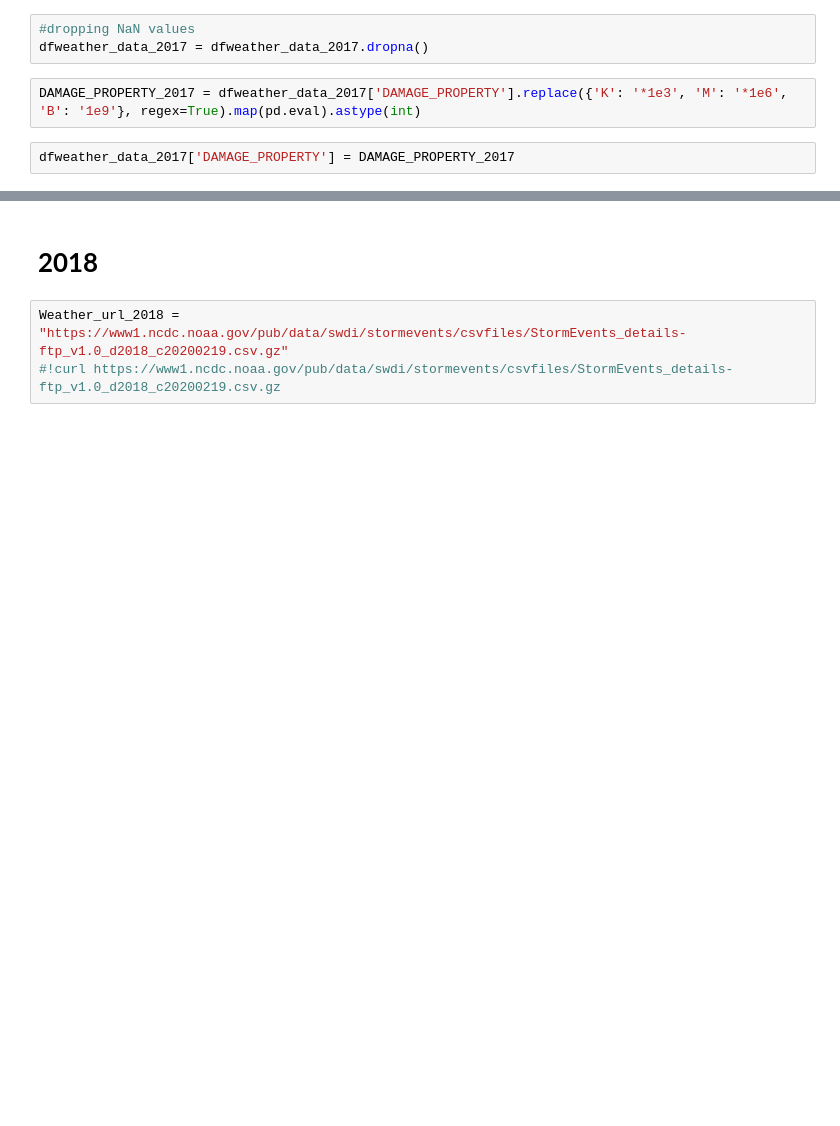
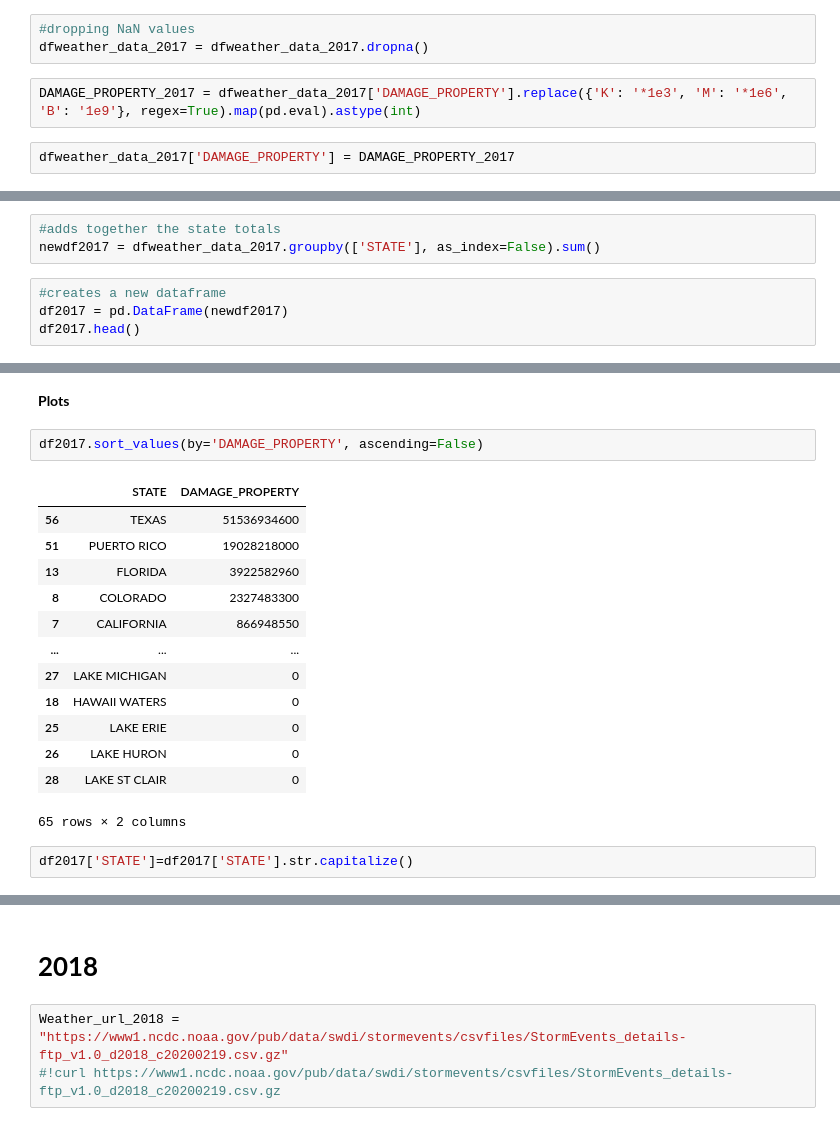
Before and after one commit to lmstephens/Build-Week1, a Jupyter notebook: 2013_2019weather.ipynb, the cells around one changed output, grey strips where cells are left out. Cells and saved outputs as stored; diff of their text form; blank space fills up the shorter version.

```diff
--- a/2013_2019weather.ipynb
+++ b/2013_2019weather.ipynb
@@ -685,0 +688,7 @@ dfweather_data_2017['DAMAGE_PROPERTY'] = DAMAGE_PROPERTY_2017
+# %%
+#adds together the state totals
+newdf2017 = dfweather_data_2017.groupby(['STATE'], as_index=False).sum()
+# %%
+#creates a new dataframe
+df2017 = pd.DataFrame(newdf2017)
+df2017.head()
@@ -685,0 +702,20 @@ dfweather_data_2017['DAMAGE_PROPERTY'] = DAMAGE_PROPERTY_2017
+# %% [markdown]
+**Plots**
+# %%
+df2017.sort_values(by='DAMAGE_PROPERTY', ascending=False)
+# %% [output]
+|  | STATE | DAMAGE_PROPERTY |
+| 56 | TEXAS | 51536934600 |
+| 51 | PUERTO RICO | 19028218000 |
+| 13 | FLORIDA | 3922582960 |
+| 8 | COLORADO | 2327483300 |
+| 7 | CALIFORNIA | 866948550 |
+| ... | ... | ... |
+| 27 | LAKE MICHIGAN | 0 |
+| 18 | HAWAII WATERS | 0 |
+| 25 | LAKE ERIE | 0 |
+| 26 | LAKE HURON | 0 |
+| 28 | LAKE ST CLAIR | 0 |
+65 rows × 2 columns
+# %%
+df2017['STATE']=df2017['STATE'].str.capitalize()
```
Also changed, not shown: parts of 6 cells of this notebook.
